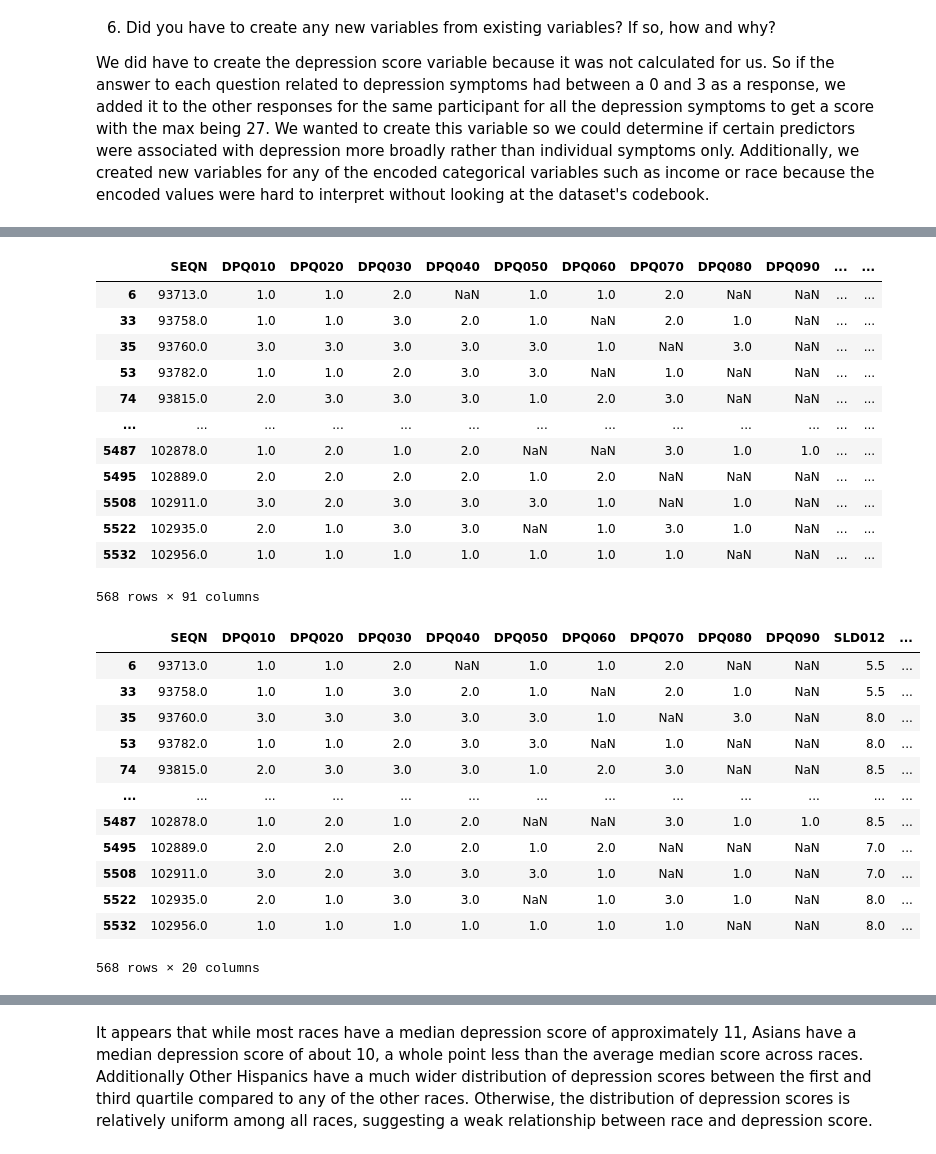
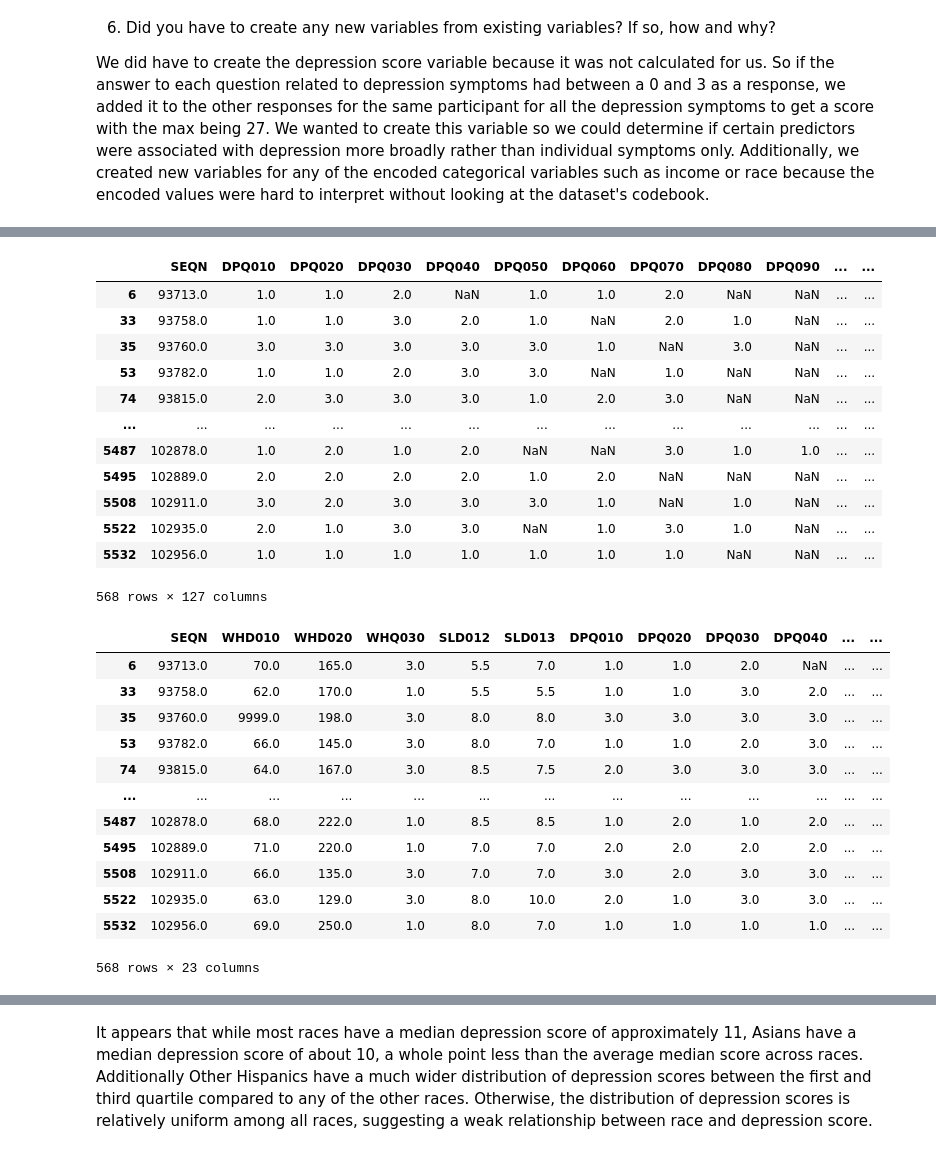
Before and after one commit to aidenjbrown/Intermediate_Data_Science_CS_28, a Jupyter notebook: scripts/EDA.ipynb, the cells around one changed output, grey strips where cells are left out. Drawn from its saved outputs; the diff is of its cells as text; code cells hidden in the pictures.

```diff
--- a/scripts/EDA.ipynb
+++ b/scripts/EDA.ipynb
@@ -28,22 +28,25 @@ We did have to create the depression score variable because it was not calculate
 # %%
 # Importing the data
 
-from google.colab import drive
-drive.mount('/content/drive')
+# from google.colab import drive
+# drive.mount('/content/drive')
 
 import pandas as pd
 
-depression = pd.read_sas('/content/drive/MyDrive/DataScienceXPTFiles/DPQ_J.xpt')
-depression.to_csv('/content/drive/MyDrive/DataScienceXPTFiles/Depression_Scores.csv', index=False)
+depression = pd.read_sas('../data/DPQ_J.xpt')
+depression.to_csv('../data/Depression_Scores.csv', index=False)
 
-income = pd.read_sas('/content/drive/MyDrive/DataScienceXPTFiles/INQ_J.xpt')
-income.to_csv('/content/drive/MyDrive/DataScienceXPTFiles/Income.csv', index=False)
+income = pd.read_sas('../data/INQ_J.xpt')
+income.to_csv('../data/Income.csv', index=False)
 
-demographics = pd.read_sas('/content/drive/MyDrive/DataScienceXPTFiles/DEMO_J.xpt')
-demographics.to_csv('/content/drive/MyDrive/DataScienceXPTFiles/Demographics.csv', index=False)
+demographics = pd.read_sas('../data/DEMO_J.xpt')
+demographics.to_csv('../data/Demographics.csv', index=False)
 
-sleep = pd.read_sas('/content/drive/MyDrive/DataScienceXPTFiles/SLQ_J.xpt')
-sleep.to_csv('/content/drive/MyDrive/DataScienceXPTFiles/Sleep.csv', index=False)
+sleep = pd.read_sas('../data/SLQ_J.xpt')
+sleep.to_csv('../data/Sleep.csv', index=False)
 
-occupation = pd.read_sas('/content/drive/MyDrive/DataScienceXPTFiles/OCQ_J.xpt')
-occupation.to_csv('/content/drive/MyDrive/DataScienceXPTFiles/Occupation.csv', index=False)
+occupation = pd.read_sas('../data/OCQ_J.xpt')
+occupation.to_csv('../data/Occupation.csv', index=False)
+
+weight = pd.read_sas('../data/WHQ_J.xpt')
+weight.to_csv('../data/Weight.csv', index=False)
@@ -58,7 +59,7 @@ merge2 = pd.merge(merge1, demographics, on='SEQN', how = "inner")
 print(merge2.shape)
 merge3 = pd.merge(merge2, occupation, on='SEQN', how = "inner")
 print(merge3.shape)
-df = pd.merge(merge3, sleep, on='SEQN', how = "inner")
+df = pd.merge(merge3, sleep, on='SEQN', how = "inner").merge(weight, on='SEQN', how = "inner")
 print(df.shape)
 df
 
@@ -152,27 +148,27 @@ df
 | 5508 | 102911.0 | 3.0 | 2.0 | 3.0 | 3.0 | 3.0 | 1.0 | NaN | 1.0 | NaN | ... | ... |
 | 5522 | 102935.0 | 2.0 | 1.0 | 3.0 | 3.0 | NaN | 1.0 | 3.0 | 1.0 | NaN | ... | ... |
 | 5532 | 102956.0 | 1.0 | 1.0 | 1.0 | 1.0 | 1.0 | 1.0 | 1.0 | NaN | NaN | ... | ... |
-568 rows × 91 columns
+568 rows × 127 columns
 # %%
 # Now it is time to drop all of the variables we don't need
 
-columns_we_want = ["SEQN", "DPQ010", "DPQ020", "DPQ030", "DPQ040", "DPQ050", "DPQ060", "DPQ070", "DPQ080", "DPQ090", "SLD012", "SLD013", "RIAGENDR", "RIDRETH3", "INDHHIN2", "INDFMPIR", "DMDEDUC2", "DMDEDUC3", "OCQ180", "depression_score"]
+columns_we_want = ["SEQN","WHD010","WHD020", "WHQ030", "SLD012", "SLD013", "DPQ010", "DPQ020", "DPQ030", "DPQ040", "DPQ050", "DPQ060", "DPQ070", "DPQ080", "DPQ090", "RIAGENDR", "RIDRETH3", "INDHHIN2", "INDFMPIR", "DMDEDUC2", "DMDEDUC3", "OCQ180", "depression_score"]
 df = df[columns_we_want]
 df
 # %% [output]
-|  | SEQN | DPQ010 | DPQ020 | DPQ030 | DPQ040 | DPQ050 | DPQ060 | DPQ070 | DPQ080 | DPQ090 | SLD012 | ... |
-| 6 | 93713.0 | 1.0 | 1.0 | 2.0 | NaN | 1.0 | 1.0 | 2.0 | NaN | NaN | 5.5 | ... |
-| 33 | 93758.0 | 1.0 | 1.0 | 3.0 | 2.0 | 1.0 | NaN | 2.0 | 1.0 | NaN | 5.5 | ... |
-| 35 | 93760.0 | 3.0 | 3.0 | 3.0 | 3.0 | 3.0 | 1.0 | NaN | 3.0 | NaN | 8.0 | ... |
-| 53 | 93782.0 | 1.0 | 1.0 | 2.0 | 3.0 | 3.0 | NaN | 1.0 | NaN | NaN | 8.0 | ... |
-| 74 | 93815.0 | 2.0 | 3.0 | 3.0 | 3.0 | 1.0 | 2.0 | 3.0 | NaN | NaN | 8.5 | ... |
+|  | SEQN | WHD010 | WHD020 | WHQ030 | SLD012 | SLD013 | DPQ010 | DPQ020 | DPQ030 | DPQ040 | ... | ... |
+| 6 | 93713.0 | 70.0 | 165.0 | 3.0 | 5.5 | 7.0 | 1.0 | 1.0 | 2.0 | NaN | ... | ... |
+| 33 | 93758.0 | 62.0 | 170.0 | 1.0 | 5.5 | 5.5 | 1.0 | 1.0 | 3.0 | 2.0 | ... | ... |
+| 35 | 93760.0 | 9999.0 | 198.0 | 3.0 | 8.0 | 8.0 | 3.0 | 3.0 | 3.0 | 3.0 | ... | ... |
+| 53 | 93782.0 | 66.0 | 145.0 | 3.0 | 8.0 | 7.0 | 1.0 | 1.0 | 2.0 | 3.0 | ... | ... |
+| 74 | 93815.0 | 64.0 | 167.0 | 3.0 | 8.5 | 7.5 | 2.0 | 3.0 | 3.0 | 3.0 | ... | ... |
 | ... | ... | ... | ... | ... | ... | ... | ... | ... | ... | ... | ... | ... |
-| 5487 | 102878.0 | 1.0 | 2.0 | 1.0 | 2.0 | NaN | NaN | 3.0 | 1.0 | 1.0 | 8.5 | ... |
-| 5495 | 102889.0 | 2.0 | 2.0 | 2.0 | 2.0 | 1.0 | 2.0 | NaN | NaN | NaN | 7.0 | ... |
-| 5508 | 102911.0 | 3.0 | 2.0 | 3.0 | 3.0 | 3.0 | 1.0 | NaN | 1.0 | NaN | 7.0 | ... |
-| 5522 | 102935.0 | 2.0 | 1.0 | 3.0 | 3.0 | NaN | 1.0 | 3.0 | 1.0 | NaN | 8.0 | ... |
-| 5532 | 102956.0 | 1.0 | 1.0 | 1.0 | 1.0 | 1.0 | 1.0 | 1.0 | NaN | NaN | 8.0 | ... |
+| 5487 | 102878.0 | 68.0 | 222.0 | 1.0 | 8.5 | 8.5 | 1.0 | 2.0 | 1.0 | 2.0 | ... | ... |
+| 5495 | 102889.0 | 71.0 | 220.0 | 1.0 | 7.0 | 7.0 | 2.0 | 2.0 | 2.0 | 2.0 | ... | ... |
+| 5508 | 102911.0 | 66.0 | 135.0 | 3.0 | 7.0 | 7.0 | 3.0 | 2.0 | 3.0 | 3.0 | ... | ... |
+| 5522 | 102935.0 | 63.0 | 129.0 | 3.0 | 8.0 | 10.0 | 2.0 | 1.0 | 3.0 | 3.0 | ... | ... |
+| 5532 | 102956.0 | 69.0 | 250.0 | 1.0 | 8.0 | 7.0 | 1.0 | 1.0 | 1.0 | 1.0 | ... | ... |
-568 rows × 20 columns
+568 rows × 23 columns
 # %%
 import seaborn as sns
 import matplotlib.pyplot as plt
```
Also changed, not shown: parts of 14 cells of this notebook, 1 other file.
